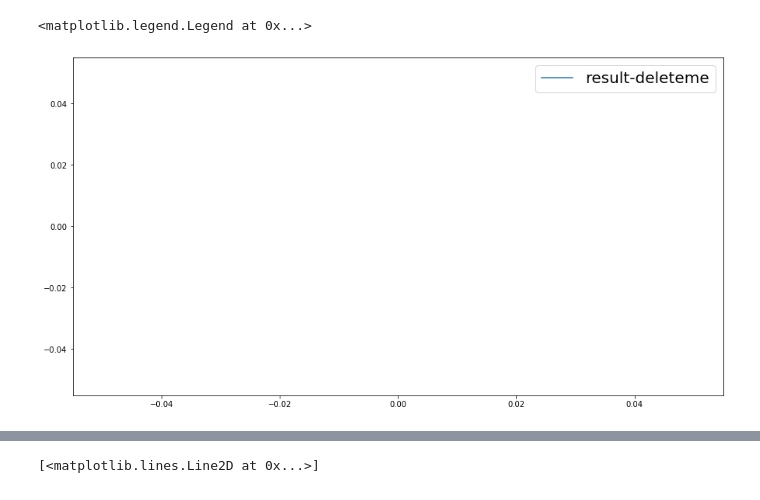
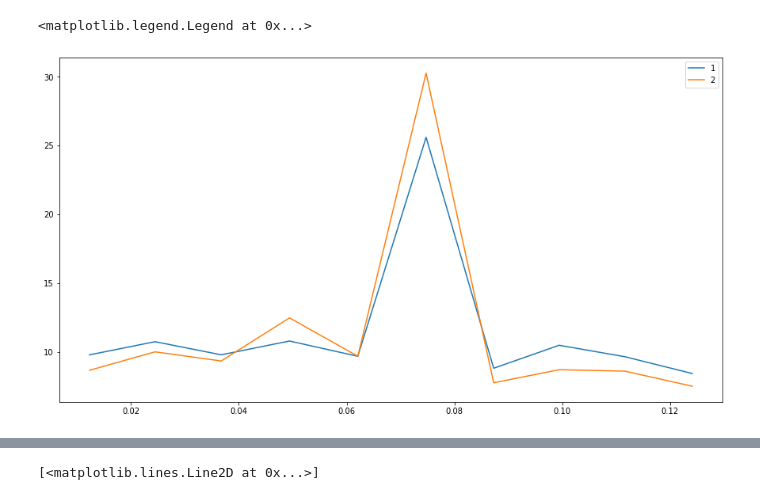
Before and after one commit to TengHu/TrainingDynamics, a Jupyter notebook: notebooks/SB.ipynb, the cells around one changed output, grey strips where cells are left out. Drawn from its saved outputs; the diff is of its cells as text; code cells hidden in the pictures.

```diff
--- a/notebooks/SB.ipynb
+++ b/notebooks/SB.ipynb
@@ -110,0 +81,10 @@ results[dname]['train'][0]['examples'][0][1]
+# %%
+#[j for j in results[dname]['train'][0]['train_loss']]
+
+#buf = results["result-beta1-loss-upweight"]['train'][0]['examples'][1][70]
+#plt.hist([k[1] for k in buf], bins=64)
+
+buf = []
+for i in results["result-standard"]['train'][0]['examples']:
+    for j in i:
+        buf += [np.mean([k[1] for k in j])]
@@ -111,24 +101,56 @@ results[dname]['train'][0]['examples'][0][1]
+# %%
+#results[dname]['train'][0]['examples'][0][1]
+#results["result-beta1-loss"]['train'][0]['correct_pred']
+from IPython.display import clear_output
+for i in results["result-standard"]['train'][0]['examples']:
+    for j in i:
+        clear_output(wait=True)
+        plt.hist([k[1] for k in j], bins=100)
 # %%
 def count_noisy_examples(name):
-    return [np.mean([len(noise.intersection(j)) for j in i]) / 128 for i in results[name]['train'][0]['examples']]
+    get_examples = lambda x:  [xx[0] for xx in x]
+    return [np.mean([len(noise.intersection(get_examples(j))) / 128 for j in i]) for i in results[name]['train'][0]['examples']]
 
 def train_loss(name):
-    return [np.mean(i) for i in results[name]['train'][0]['train_loss']]
+    return [np.mean([np.mean([k[1] for k in j]) for j in i]) for i in results[name]['train'][0]['examples']]
+
 
 def count_noise_in_correct(name):
-    return [np.mean([len(noise.intersection(j)) for j in i ]) for i in results[dname]['train'][0]['correct_pred']]
+    return [np.mean([len(noise.intersection(j)) / 128 for j in i ]) for i in results[dname]['train'][0]['correct_pred']]
 
 def train_pred1(name):
     return [np.mean(i) for i in results[name]['train'][0]['train_pred1']]
 
+def noisy_loss(name):
+    return [np.mean([np.mean([k[1] for k in j if k[0] in noise]) for j in i]) for i in results[name]['train'][0]['examples']]
+
+
+
+'''fig, ax = plt.subplots(figsize=(15, 8))
+for dname in directories:
+    num_backprops = np.cumsum(results[dname]['train'][0]['epoch_backprops'])
+    plt.plot(num_backprops, train_loss(dname))
+    plt.plot(num_backprops, noisy_loss(dname))
+plt.legend([1,2])   '''
+
+
+
 fig, ax = plt.subplots(figsize=(15, 8))
 for dname in directories:
-    plt.plot(count_noisy_examples(dname))
+    num_backprops = np.cumsum(results[dname]['train'][0]['epoch_backprops'])
 
-plt.legend(directories,  fontsize=20)
+    #plt.plot(num_backprops, train_loss(dname))
+    #plt.plot(num_backprops, noisy_loss(dname))
+
+    # [np.mean([k[1] for k in j]) for i in results[dname]['train'][0]['examples'] for j in i]
+
+    plt.plot(num_backprops / 1e+6, [np.mean([np.mean([k[1] for k in j if k[0]]) for j in i]) for i in results[dname]['train'][0]['examples']])
+    plt.plot(num_backprops / 1e+6, [np.mean([np.mean([k[1] for k in j if k[0] in noise ]) for j in i]) for i in results[dname]['train'][0]['examples']])
+
+plt.legend([1,2])
 # %% [output]
 <matplotlib.legend.Legend at 0x...>
-[figure, old version]
+[figure, new version]
 # %%
 fig, ax = plt.subplots(figsize=(15, 8))
 
```
Also changed, not shown: parts of 8 cells of this notebook, 1 other file.
